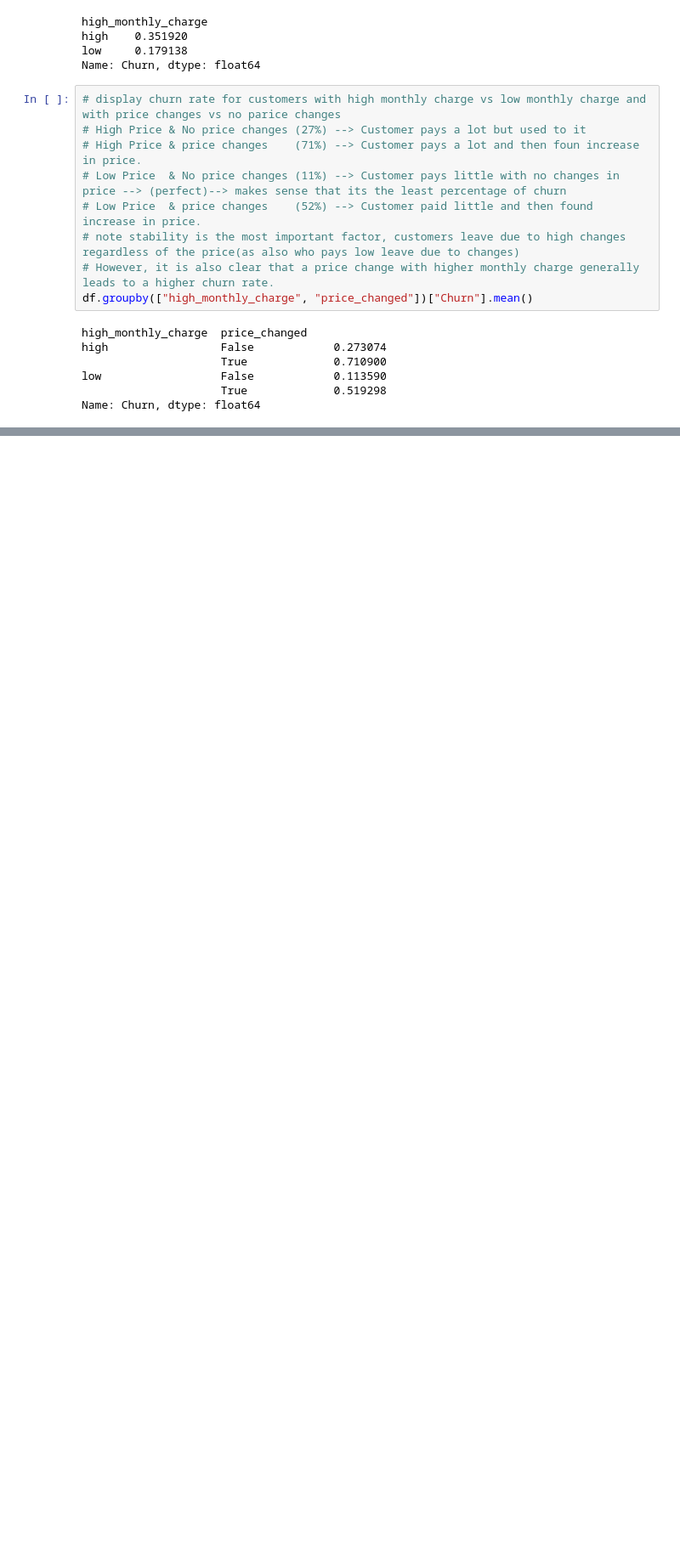
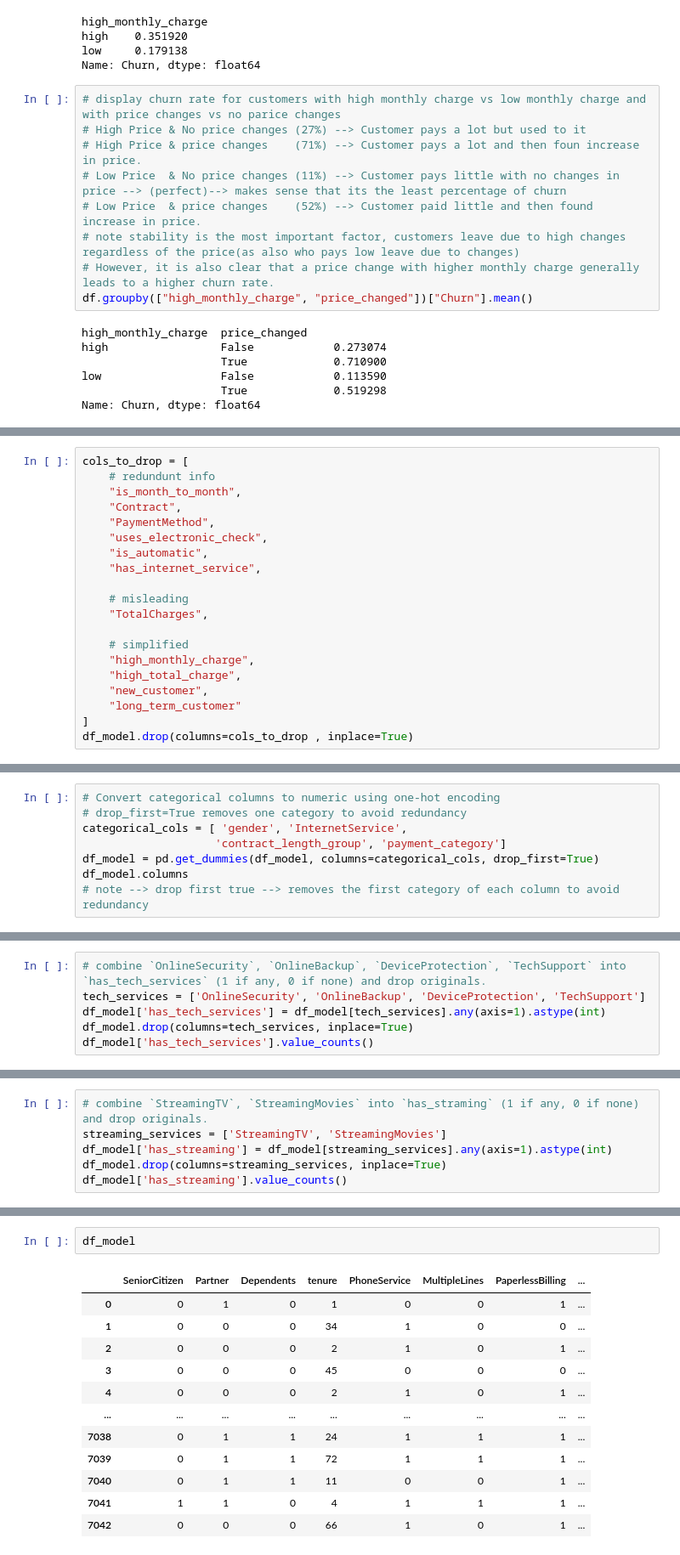
Before and after one commit to demaabukwaik-dev/Telco-Customer-Churn-Dataset, a Jupyter notebook: customers.ipynb, the cells around one changed output, grey strips where cells are left out. Shown at 85% size. Saved outputs shown, nothing was run; the diff lists cells and outputs as text; blank space fills up the shorter version.

```diff
--- a/customers.ipynb
+++ b/customers.ipynb
@@ -1164,0 +1169,20 @@ Name: Churn, dtype: float64
+# %%
+cols_to_drop = [
+    # redundunt info
+    "is_month_to_month",
+    "Contract",
+    "PaymentMethod",
+    "uses_electronic_check",
+    "is_automatic",
+    "has_internet_service",
+
+    # misleading
+    "TotalCharges",
+
+    # simplified
+    "high_monthly_charge",
+    "high_total_charge",
+    "new_customer",
+    "long_term_customer"
+]
+df_model.drop(columns=cols_to_drop , inplace=True)
@@ -1164,0 +1227,8 @@ Name: Churn, dtype: float64
+# %%
+# Convert categorical columns to numeric using one-hot encoding
+# drop_first=True removes one category to avoid redundancy
+categorical_cols = [ 'gender', 'InternetService',
+                    'contract_length_group', 'payment_category']
+df_model = pd.get_dummies(df_model, columns=categorical_cols, drop_first=True)
+df_model.columns
+# note --> drop first true --> removes the first category of each column to avoid redundancy
@@ -1164,0 +1260,6 @@ Name: Churn, dtype: float64
+# %%
+# combine `OnlineSecurity`, `OnlineBackup`, `DeviceProtection`, `TechSupport` into `has_tech_services` (1 if any, 0 if none) and drop originals.
+tech_services = ['OnlineSecurity', 'OnlineBackup', 'DeviceProtection', 'TechSupport']
+df_model['has_tech_services'] = df_model[tech_services].any(axis=1).astype(int)
+df_model.drop(columns=tech_services, inplace=True)
+df_model['has_tech_services'].value_counts()
@@ -1164,0 +1271,6 @@ Name: Churn, dtype: float64
+# %%
+# combine `StreamingTV`, `StreamingMovies` into `has_straming` (1 if any, 0 if none) and drop originals.
+streaming_services = ['StreamingTV', 'StreamingMovies']
+df_model['has_streaming'] = df_model[streaming_services].any(axis=1).astype(int)
+df_model.drop(columns=streaming_services, inplace=True)
+df_model['has_streaming'].value_counts()
@@ -1164,0 +1330,15 @@ Name: Churn, dtype: float64
+# %%
+df_model
+# %% [output]
+|  | SeniorCitizen | Partner | Dependents | tenure | PhoneService | MultipleLines | PaperlessBilling | ... |
+| 0 | 0 | 1 | 0 | 1 | 0 | 0 | 1 | ... |
+| 1 | 0 | 0 | 0 | 34 | 1 | 0 | 0 | ... |
+| 2 | 0 | 0 | 0 | 2 | 1 | 0 | 1 | ... |
+| 3 | 0 | 0 | 0 | 45 | 0 | 0 | 0 | ... |
+| 4 | 0 | 0 | 0 | 2 | 1 | 0 | 1 | ... |
+| ... | ... | ... | ... | ... | ... | ... | ... | ... |
+| 7038 | 0 | 1 | 1 | 24 | 1 | 1 | 1 | ... |
+| 7039 | 0 | 1 | 1 | 72 | 1 | 1 | 1 | ... |
+| 7040 | 0 | 1 | 1 | 11 | 0 | 0 | 1 | ... |
+| 7041 | 1 | 1 | 0 | 4 | 1 | 1 | 1 | ... |
+| 7042 | 0 | 0 | 0 | 66 | 1 | 0 | 1 | ... |
```
Also changed, not shown: parts of 31 cells of this notebook.
